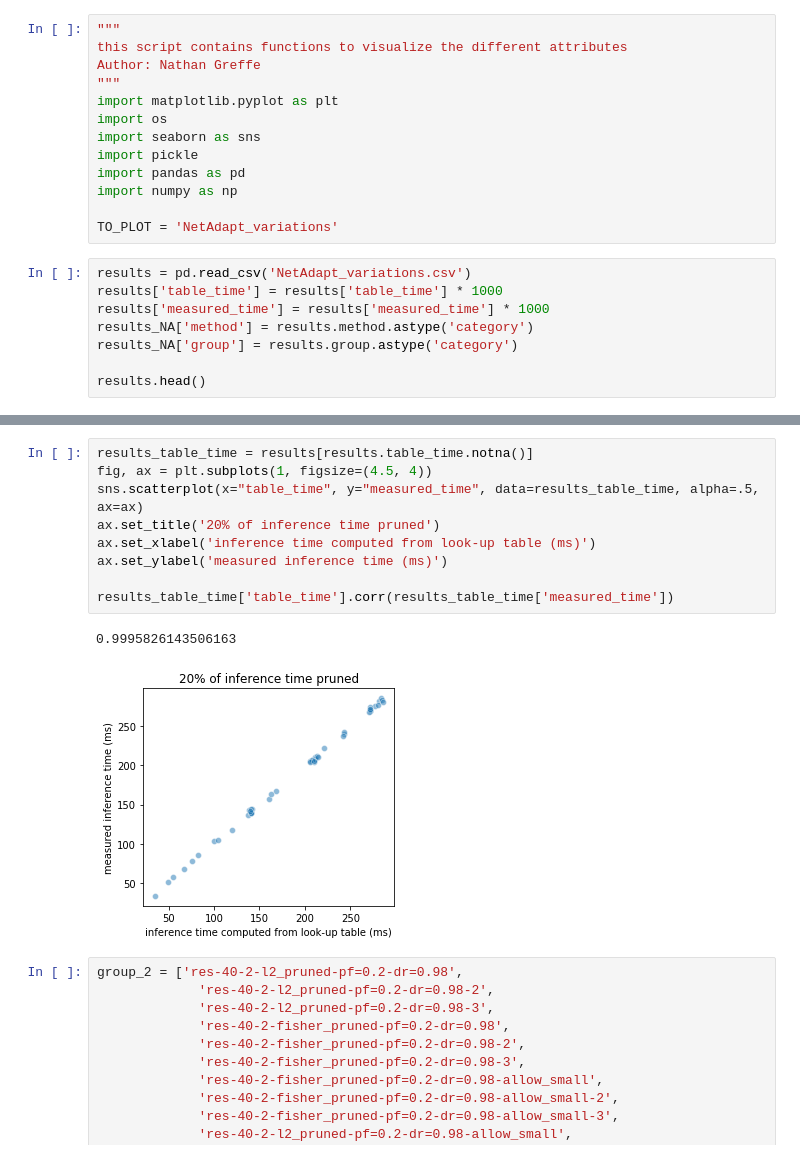
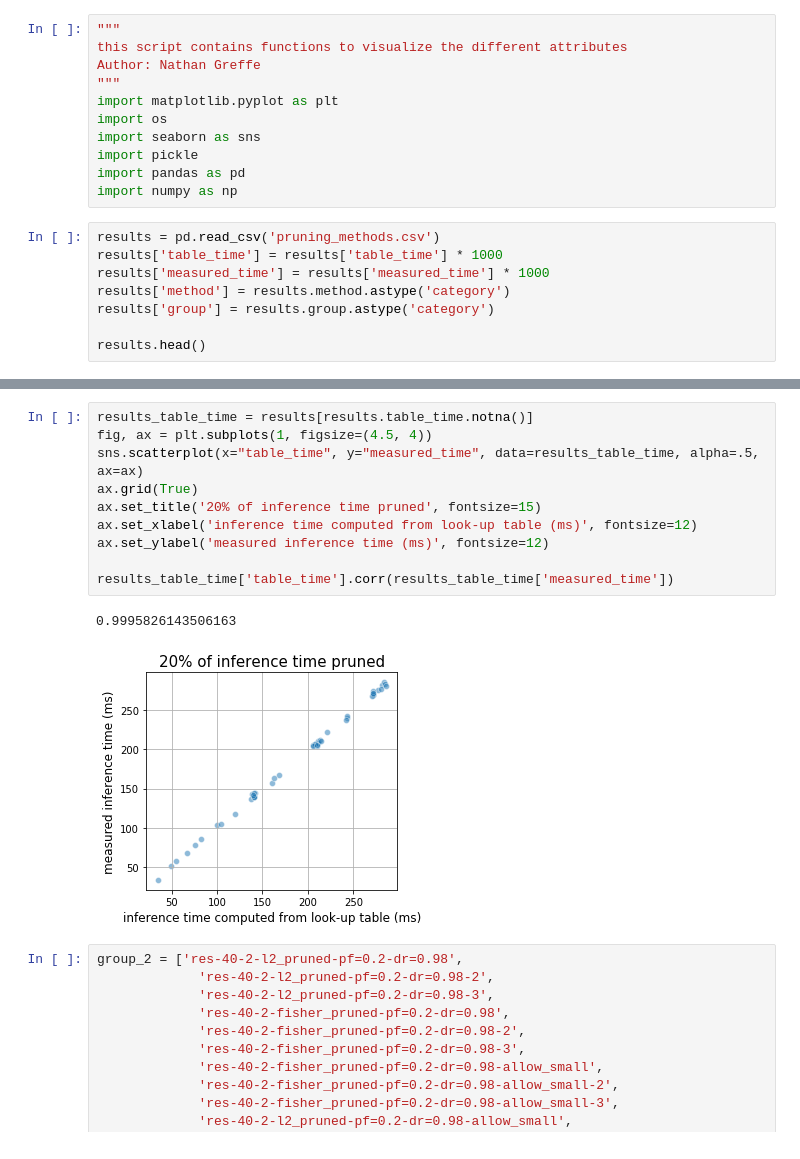
Before and after one commit to NatGr/Master_Thesis, a Jupyter notebook: NetAdapt/visualize.ipynb, the cells around one changed output, grey strips where cells are left out. Drawn from its saved outputs; the diff is of its cells as text.

```diff
--- a/NetAdapt/visualize.ipynb
+++ b/NetAdapt/visualize.ipynb
@@ -9,14 +9,12 @@ import seaborn as sns
 import pickle
 import pandas as pd
 import numpy as np
-
-TO_PLOT = 'NetAdapt_variations'
 # %%
-results = pd.read_csv('NetAdapt_variations.csv')
+results = pd.read_csv('pruning_methods.csv')
 results['table_time'] = results['table_time'] * 1000
 results['measured_time'] = results['measured_time'] * 1000
-results_NA['method'] = results.method.astype('category')
-results_NA['group'] = results.group.astype('category')
+results['method'] = results.method.astype('category')
+results['group'] = results.group.astype('category')
 
 results.head()
 # %% [output]
@@ -29,15 +27,16 @@ results.head()
 # %%
 results_table_time = results[results.table_time.notna()]
 fig, ax = plt.subplots(1, figsize=(4.5, 4))
 sns.scatterplot(x="table_time", y="measured_time", data=results_table_time, alpha=.5, ax=ax)
-ax.set_title('20% of inference time pruned')
-ax.set_xlabel('inference time computed from look-up table (ms)')
-ax.set_ylabel('measured inference time (ms)')
+ax.grid(True)
+ax.set_title('20% of inference time pruned', fontsize=15)
+ax.set_xlabel('inference time computed from look-up table (ms)', fontsize=12)
+ax.set_ylabel('measured inference time (ms)', fontsize=12)
 
 results_table_time['table_time'].corr(results_table_time['measured_time'])
 # %% [output]
 0.9995826143506163
-[figure, old version]
+[figure, new version]
 # %%
 group_2 = ['res-40-2-l2_pruned-pf=0.2-dr=0.98',
              'res-40-2-l2_pruned-pf=0.2-dr=0.98-2',
```
Also changed, not shown: parts of 5 cells of this notebook, 1 other file.
